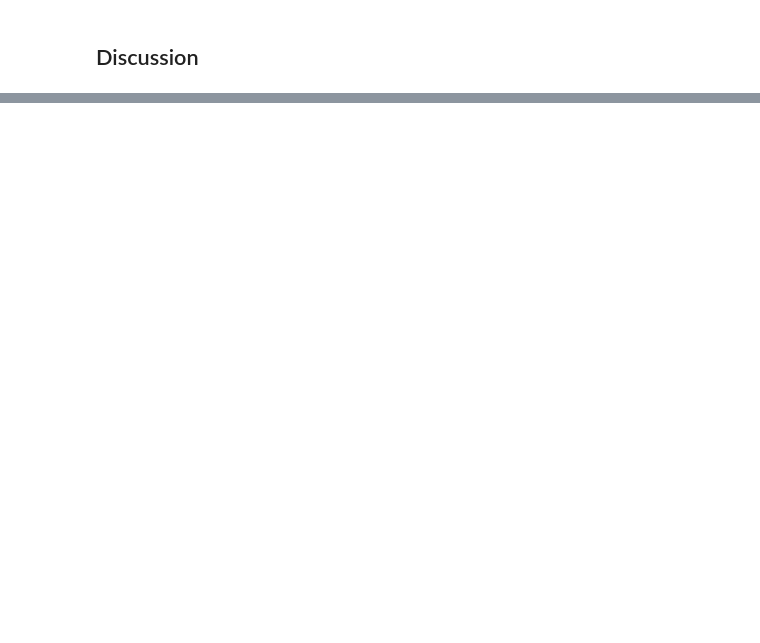
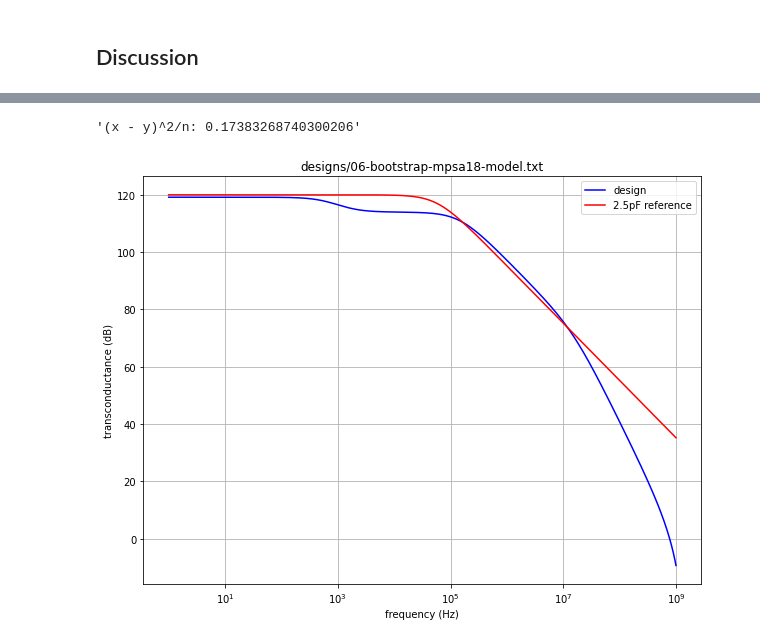
Before and after one commit to dimant/ee538-spring2021, a Jupyter notebook: Project/Project.ipynb, the cells around one changed output, grey strips where cells are left out. Cells and saved outputs as stored; diff of their text form; code cells hidden in the pictures; blank space fills up the shorter version.

```diff
--- a/Project/Project.ipynb
+++ b/Project/Project.ipynb
@@ -402,0 +554,5 @@ Include a discussion of major design tradeoffs, any insight you gained throughou
+# %%
+evaluate_frontend("designs/06-bootstrap-mpsa18-model.txt")
+# %% [output]
+'(x - y)^2/n: 0.17383268740300206'
+[figure, added]
```
Also changed, not shown: parts of 70 cells of this notebook, 13 other files.
